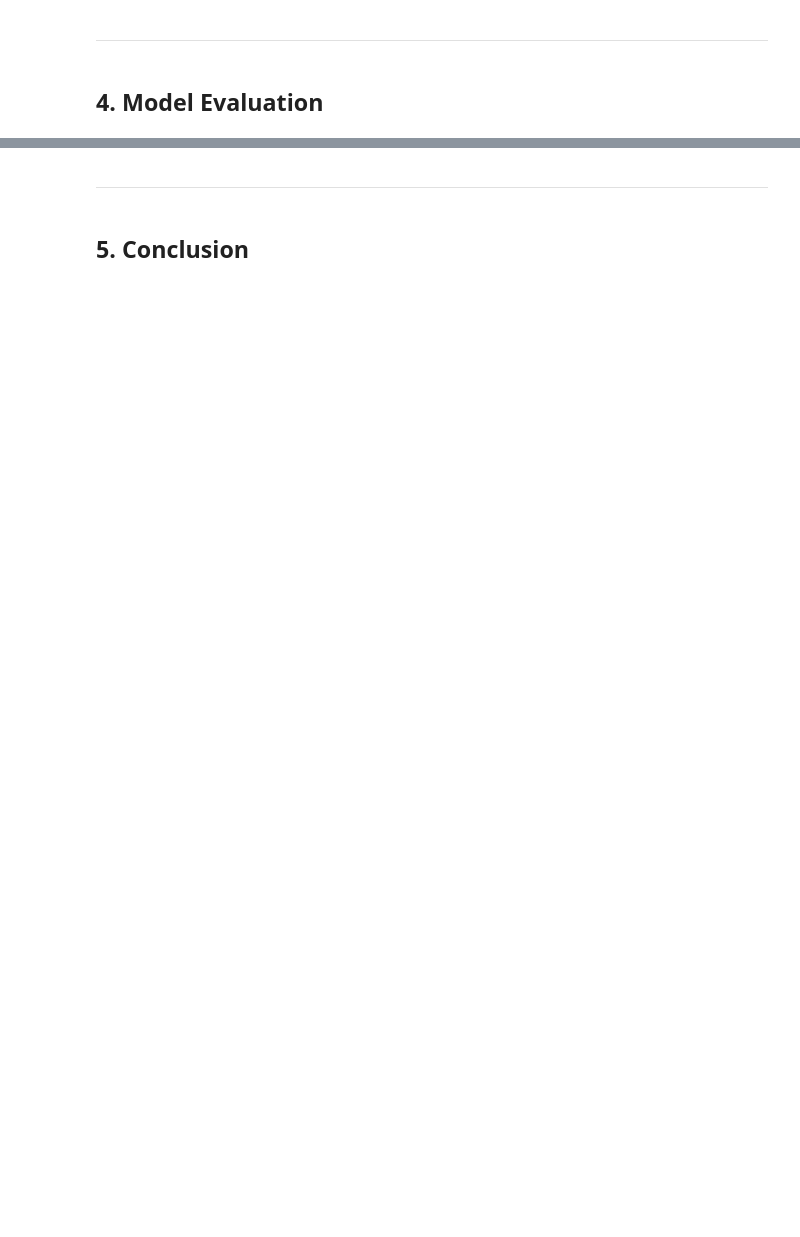
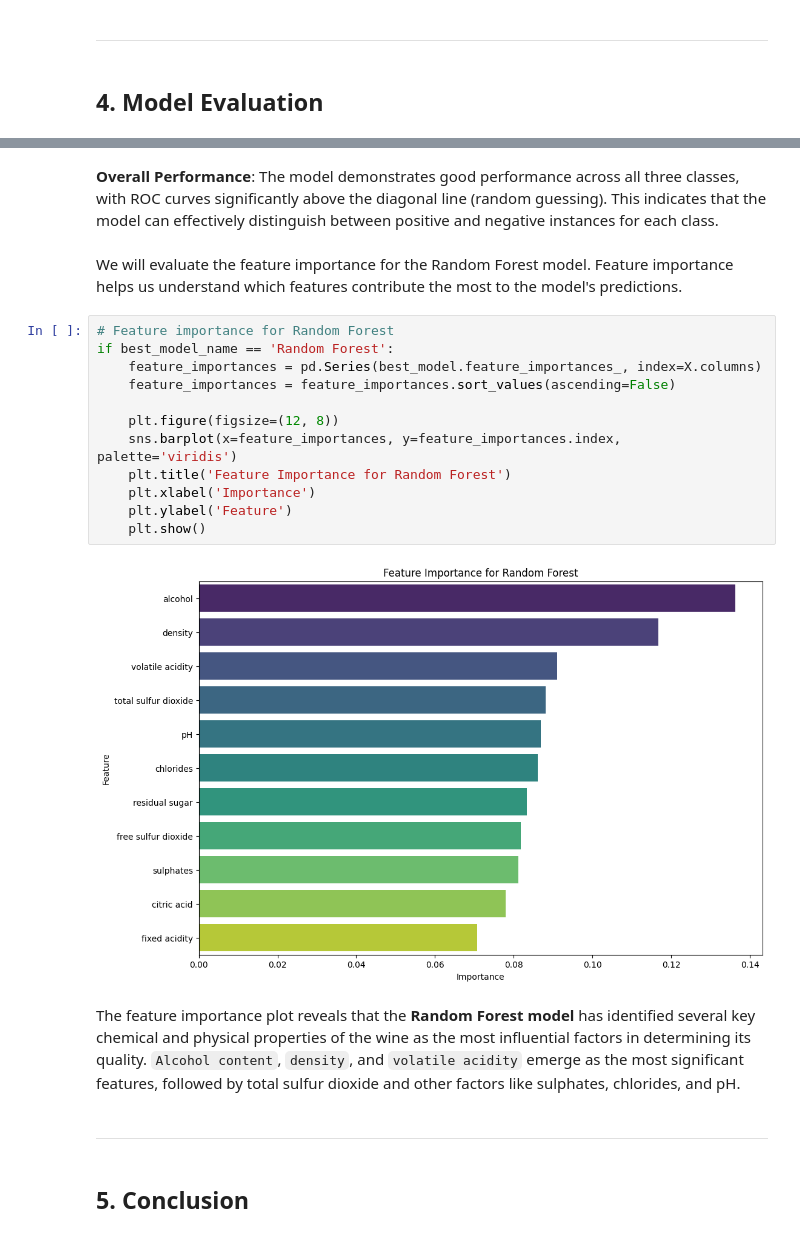
Before and after one commit to 9tomissu/9tomissu, a Jupyter notebook: intro2ds_lab04/HW04.ipynb, the cells around one changed output, grey strips where cells are left out. Drawn from its saved outputs; the diff is of its cells as text; blank space fills up the shorter version.

```diff
--- a/intro2ds_lab04/HW04.ipynb
+++ b/intro2ds_lab04/HW04.ipynb
@@ -337,3 +486,23 @@ Confusion Matrix on Test Set:
+# %% [markdown]
+**Overall Performance**: The model demonstrates good performance across all three classes, with ROC curves significantly above the diagonal line (random guessing). This indicates that the model can effectively distinguish between positive and negative instances for each class.
+# %% [markdown]
+We will evaluate the feature importance for the Random Forest model. Feature importance helps us understand which features contribute the most to the model's predictions.
+# %%
+# Feature importance for Random Forest
+if best_model_name == 'Random Forest':
+    feature_importances = pd.Series(best_model.feature_importances_, index=X.columns)
+    feature_importances = feature_importances.sort_values(ascending=False)
+
+    plt.figure(figsize=(12, 8))
+    sns.barplot(x=feature_importances, y=feature_importances.index, palette='viridis')
+    plt.title('Feature Importance for Random Forest')
+    plt.xlabel('Importance')
+    plt.ylabel('Feature')
+    plt.show()
+# %% [output]
+[figure, added]
+# %% [markdown]
+The feature importance plot reveals that the **Random Forest model** has identified several key chemical and physical properties of the wine as the most influential factors in determining its quality. `Alcohol content`, `density`, and `volatile acidity` emerge as the most significant features, followed by total sulfur dioxide and other factors like sulphates, chlorides, and pH.
 # %% [markdown]
 ---
 # %% [markdown]
```
Also changed, not shown: parts of 29 cells of this notebook.
